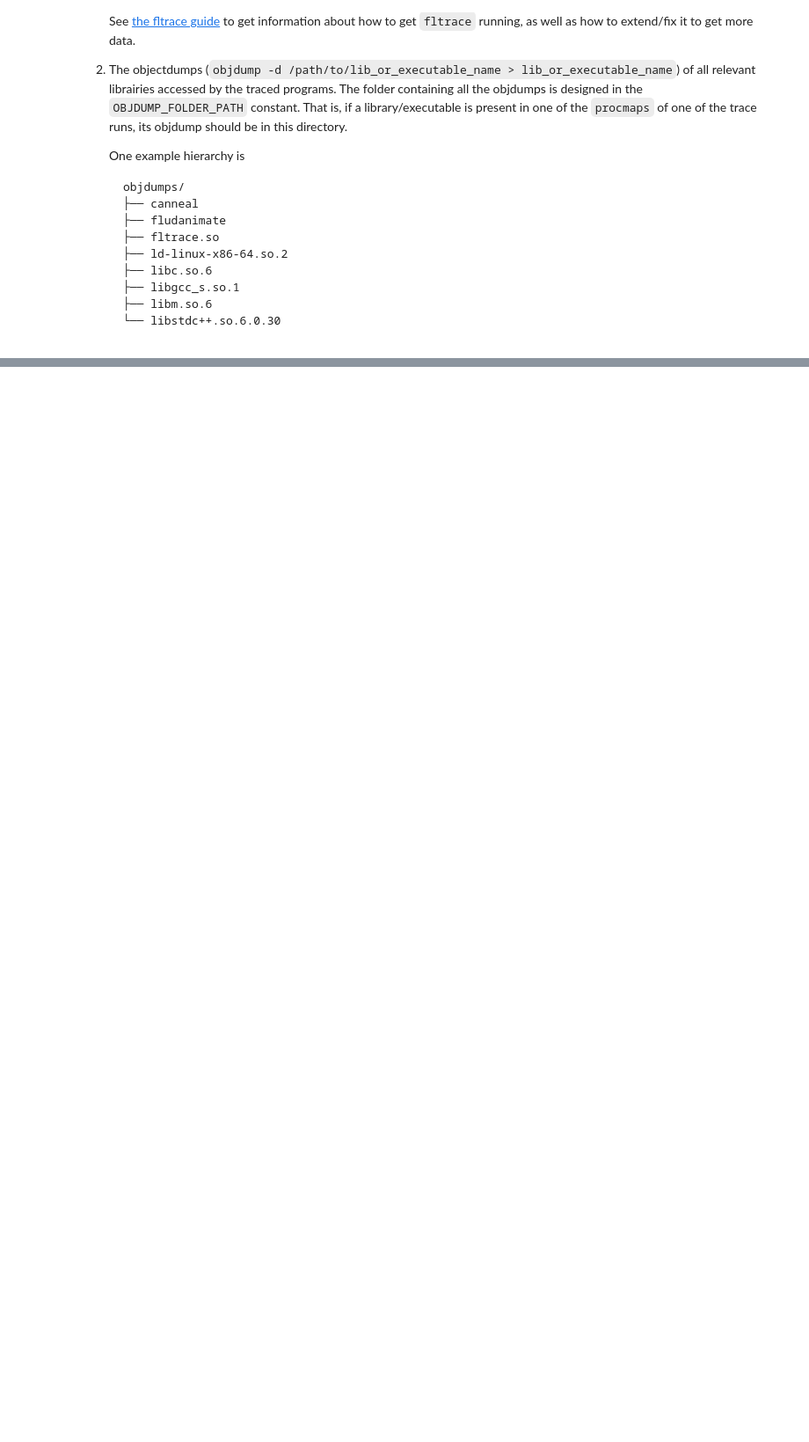
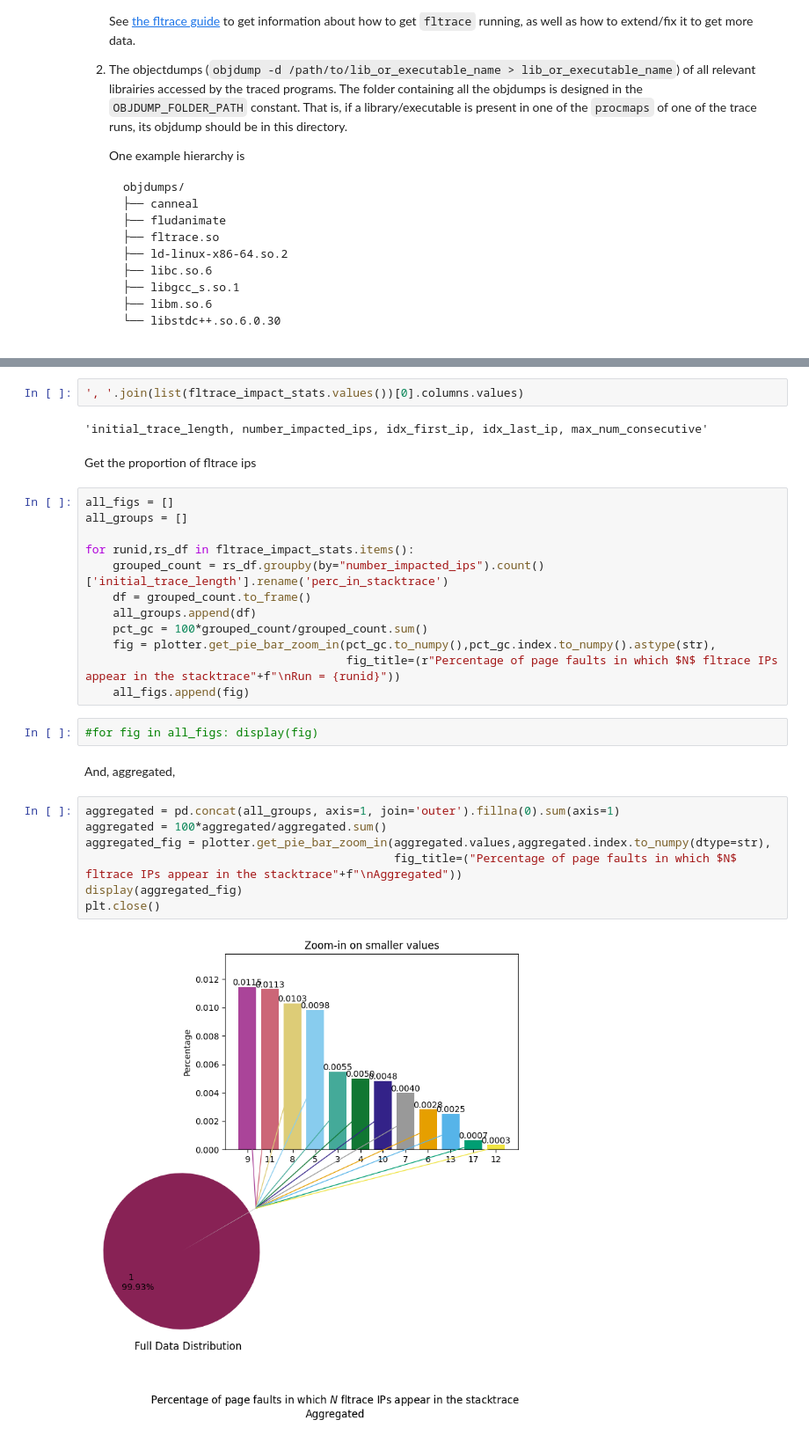
Before and after one commit to vigarov/new_ml_prefetching, a Jupyter notebook: data/analysis/fltrace_parser.ipynb, the cells around one changed output, grey strips where cells are left out. Shown: that part at 88% size. Drawn from its saved outputs; the diff is of its cells as text; blank space fills up the shorter version.

```diff
--- a/data/analysis/fltrace_parser.ipynb
+++ b/data/analysis/fltrace_parser.ipynb
@@ -48,0 +317,31 @@ OBJDUMP_FOLDER_PATH = "../data/objdumps/"
+# %%
+', '.join(list(fltrace_impact_stats.values())[0].columns.values)
+# %% [output]
+'initial_trace_length, number_impacted_ips, idx_first_ip, idx_last_ip, max_num_consecutive'
+# %% [markdown]
+Get the proportion of fltrace ips
+# %%
+all_figs = []
+all_groups = []
+
+for runid,rs_df in fltrace_impact_stats.items():
+    grouped_count = rs_df.groupby(by="number_impacted_ips").count()['initial_trace_length'].rename('perc_in_stacktrace')
+    df = grouped_count.to_frame()
+    all_groups.append(df)
+    pct_gc = 100*grouped_count/grouped_count.sum()
+    fig = plotter.get_pie_bar_zoom_in(pct_gc.to_numpy(),pct_gc.index.to_numpy().astype(str),
+                                      fig_title=(r"Percentage of page faults in which $N$ fltrace IPs appear in the stacktrace"+f"\nRun = {runid}"))
+    all_figs.append(fig)
+# %%
+#for fig in all_figs: display(fig)
+# %% [markdown]
+And, aggregated,
+# %%
+aggregated = pd.concat(all_groups, axis=1, join='outer').fillna(0).sum(axis=1)
+aggregated = 100*aggregated/aggregated.sum()
+aggregated_fig = plotter.get_pie_bar_zoom_in(aggregated.values,aggregated.index.to_numpy(dtype=str),
+                                             fig_title=("Percentage of page faults in which $N$ fltrace IPs appear in the stacktrace"+f"\nAggregated"))
+display(aggregated_fig)
+plt.close()
+# %% [output]
+[figure, added]
```
Also changed, not shown: parts of 38 cells of this notebook, 7 other files.
